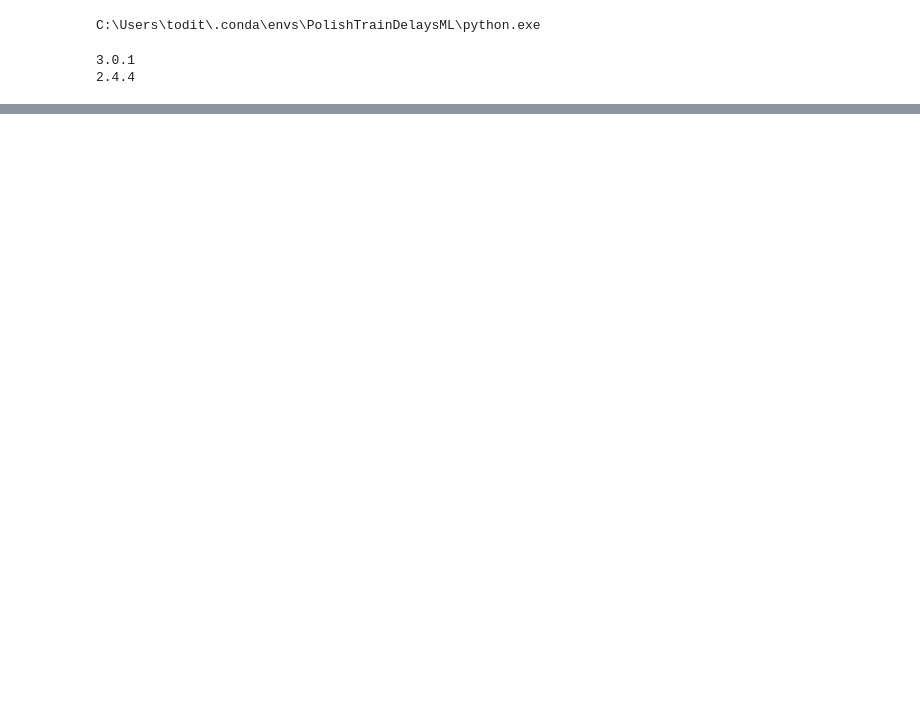
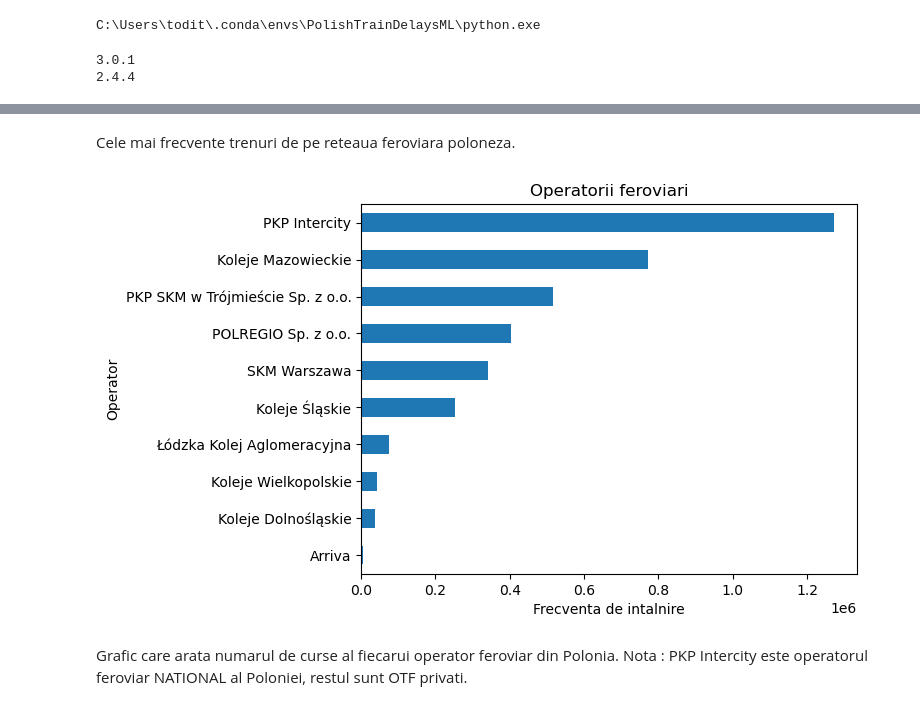
Before and after one commit to 4lac1vica/PolishTrainsDelaysML, a Jupyter notebook: delaysNb.ipynb, the cells around one changed output, grey strips where cells are left out. Cells and saved outputs as stored; diff of their text form; code cells hidden in the pictures; blank space fills up the shorter version.

```diff
--- a/delaysNb.ipynb
+++ b/delaysNb.ipynb
@@ -39,0 +132,13 @@ print(df.head())
+# %% [markdown]
+Cele mai frecvente trenuri de pe reteaua feroviara poloneza.
+# %%
+top_operators = df["carrier"].value_counts().head(10)
+top_operators.sort_values().plot(kind="barh")
+plt.title("Operatorii feroviari")
+plt.xlabel("Frecventa de intalnire")
+plt.ylabel("Operator")
+plt.show()
+# %% [output]
+[figure, added]
+# %% [markdown]
+Grafic care arata numarul de curse al fiecarui operator feroviar din Polonia. Nota : PKP Intercity este operatorul feroviar NATIONAL al Poloniei, restul sunt OTF privati.
```
Also changed, not shown: parts of 16 cells of this notebook, 1 other file.
